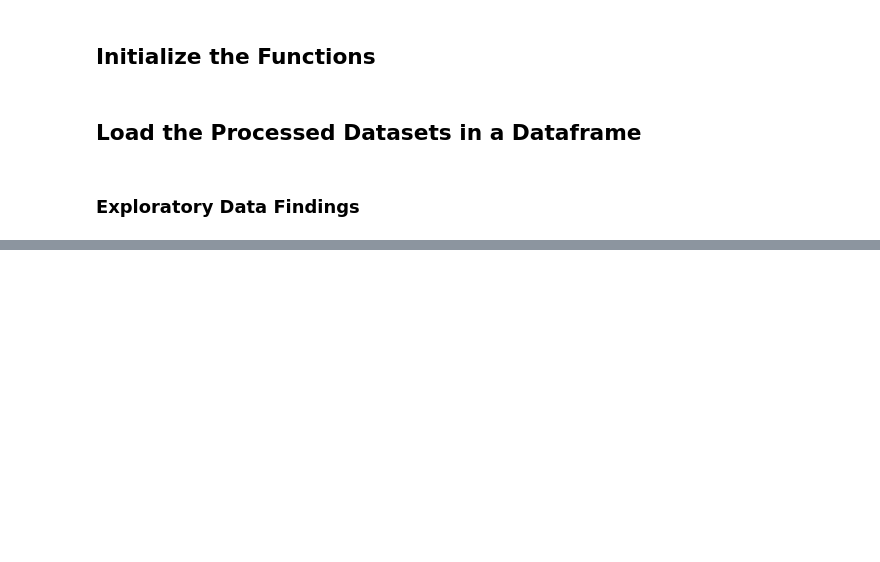
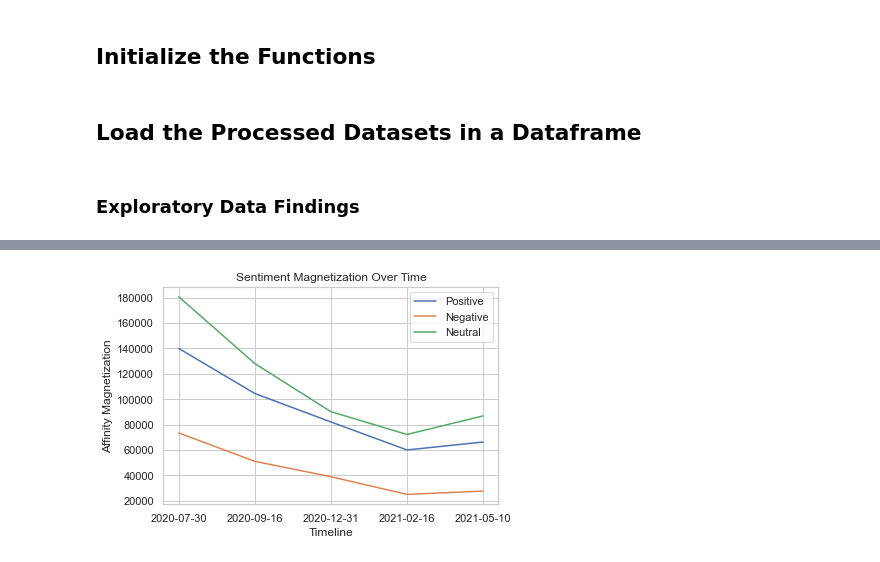
Before and after one commit to 0zyxel0/BDA_2021, a Jupyter notebook: BDA_Project.ipynb, the cells around one changed output, grey strips where cells are left out. Cells and saved outputs as stored; diff of their text form; code cells hidden in the pictures; blank space fills up the shorter version.

Commit message:
updated 1 more step and exploratory data sample

```diff
--- a/BDA_Project.ipynb
+++ b/BDA_Project.ipynb
@@ -403,0 +418,31 @@ coronavirus      49938
+# %%
+mylist = ['data_1','data_2','data_3','data_4','data_5']
+myDataCounter = []
+
+positive_1 = (data_1.tMag == 1).sum()
+negative_1 = (data_1.tMag == -1).sum()
+neutral_1 = (data_1.tMag == 0).sum()
+
+positive_2 = (data_2.tMag == 1).sum()
+negative_2 = (data_2.tMag == -1).sum()
+neutral_2 = (data_2.tMag == 0).sum()
+
+positive_3 = (data_3.tMag == 1).sum()
+negative_3 = (data_3.tMag == -1).sum()
+neutral_3 = (data_3.tMag == 0).sum()
+
+positive_4 = (data_4.tMag == 1).sum()
+negative_4 = (data_4.tMag == -1).sum()
+neutral_4 = (data_4.tMag == 0).sum()
+
+positive_5 = (data_5.tMag == 1).sum()
+negative_5 = (data_5.tMag == -1).sum()
+neutral_5 = (data_5.tMag == 0).sum()
+
+myDataCounter.append({"positive":positive_1,"negative":negative_1,"neutral":neutral_1})
+myDataCounter.append({"positive":positive_2,"negative":negative_2,"neutral":neutral_2})
+myDataCounter.append({"positive":positive_3,"negative":negative_3,"neutral":neutral_3})
+myDataCounter.append({"positive":positive_4,"negative":negative_4,"neutral":neutral_4})
+myDataCounter.append({"positive":positive_5,"negative":negative_5,"neutral":neutral_5})
+
+myVis = pd.DataFrame(myDataCounter,index=['2020-07-30', '2020-09-16', '2020-12-31','2021-02-16','2021-05-10'])
@@ -403,0 +458,14 @@ coronavirus      49938
+# %%
+import seaborn as sns
+
+sns.set_theme(style="whitegrid")
+plt.plot(myVis['positive'], label = "Positive")
+plt.plot(myVis['negative'], label = "Negative")
+plt.plot(myVis['neutral'], label = "Neutral")
+plt.title('Sentiment Magnetization Over Time')
+plt.xlabel('Timeline')
+plt.ylabel('Affinity Magnetization')
+plt.legend()
+plt.show()
+# %% [output]
+[figure, added]
```
Also changed, not shown: parts of 6 cells of this notebook.
